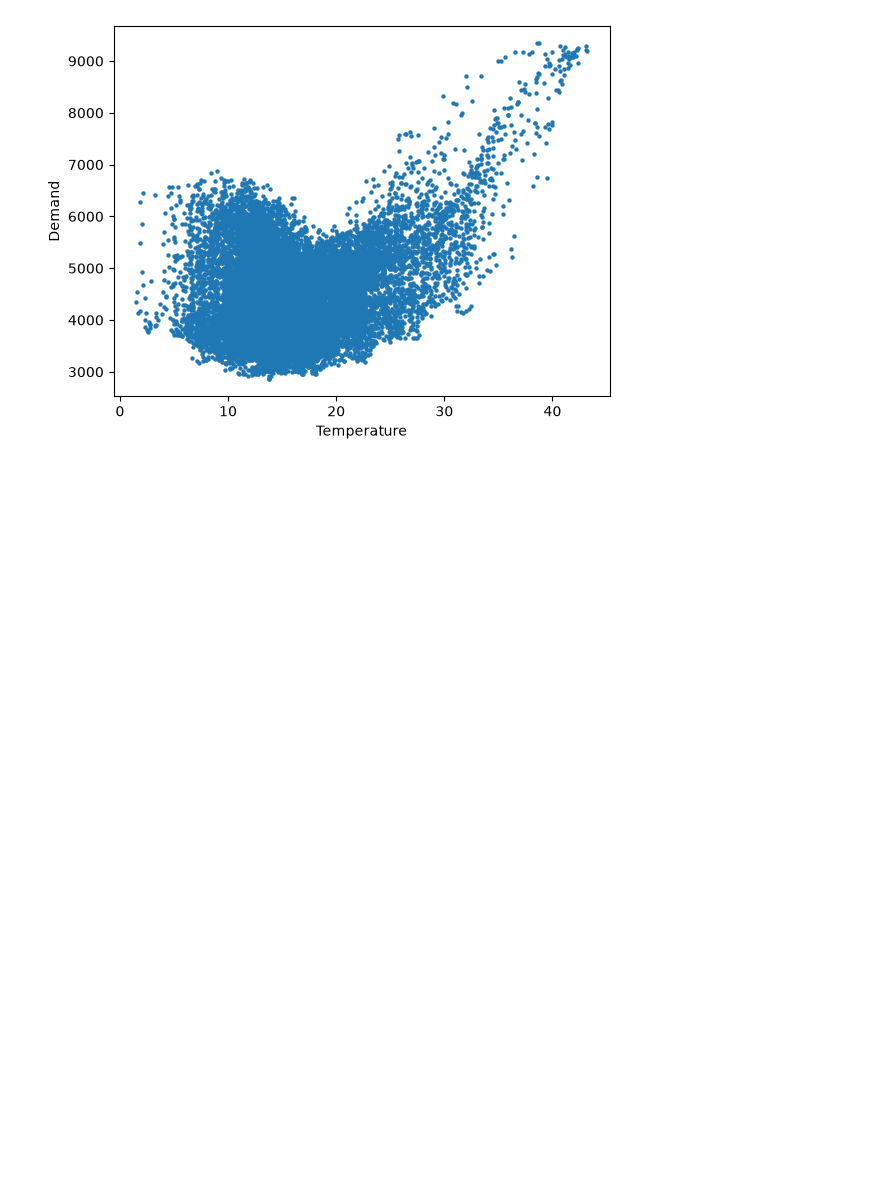
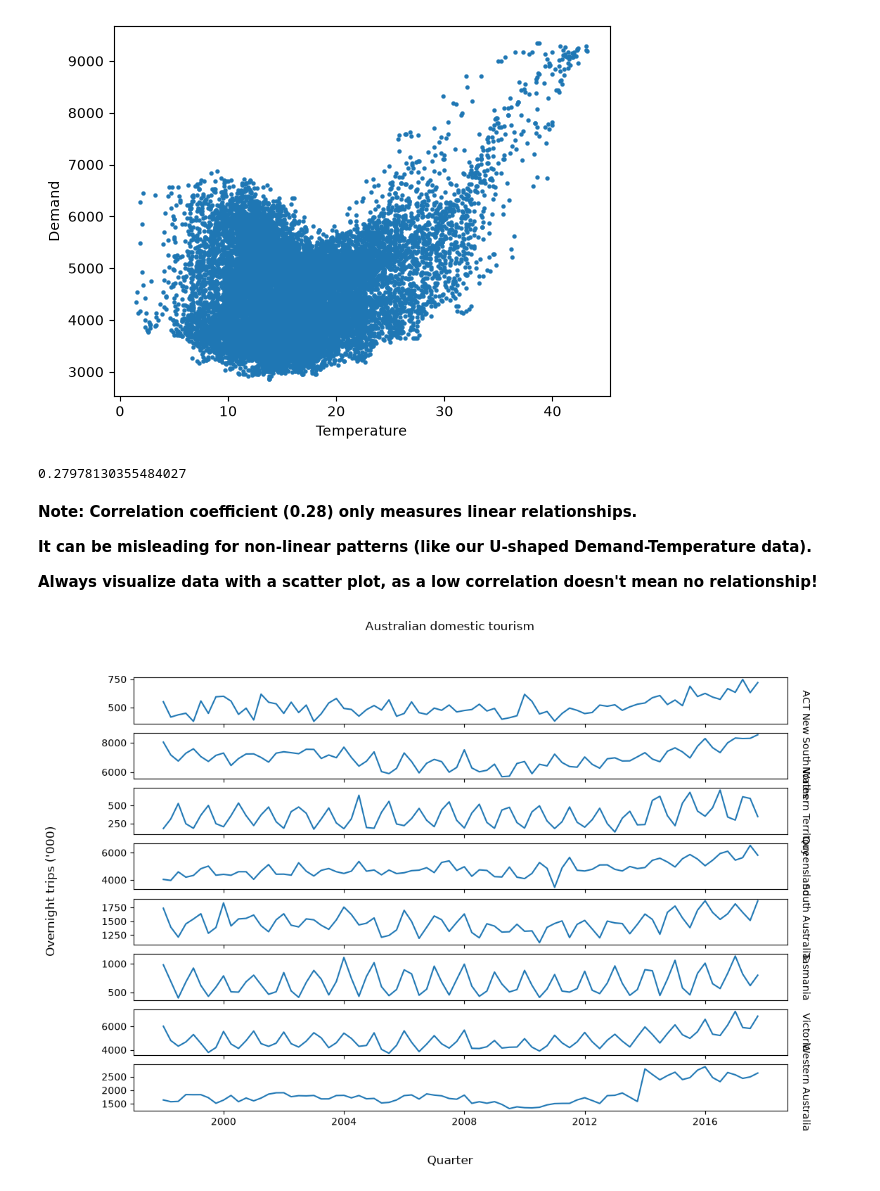
Before and after one commit to Minajamfum/forecasting, a Jupyter notebook: chapter2.ipynb, the cells around one changed output. Saved outputs shown, nothing was run; the diff lists cells and outputs as text; code cells hidden in the pictures; blank space fills up the shorter version.

```diff
--- a/chapter2.ipynb
+++ b/chapter2.ipynb
@@ -513,3 +513,28 @@ sns.scatterplot(data=elc , x="Temperature" , y="Demand" , ax=ax , linewidth = 0
 fig.show()
 # %% [output]
 [figure]
+# %%
+print(elc["Demand"].corr(elc["Temperature"]))
+# %% [output]
+0.27978130355484027
+# %% [markdown]
+**Note: Correlation coefficient (0.28) only measures linear relationships.**
+
+**It can be misleading for non-linear patterns (like our U-shaped Demand-Temperature data).**
+
+**Always visualize data with a scatter plot, as a low correlation doesn't mean no relationship!**
+# %%
+visitors = tourism.groupby(["State", "ds"], as_index=False)["y"].sum()
+num_states = visitors["State"].nunique()
+fig, axes = plt.subplots(num_states, 1, sharex=True, figsize=(12,8))
+
+for ax, (state, state_df) in zip(axes, visitors.groupby("State")):
+    ax.plot(state_df["ds"], state_df["y"])
+    ax.text(1.02, 0.5, state, va="center", ha="left",rotation=270, transform=ax.transAxes)
+
+fig.suptitle("Australian domestic tourism")
+fig.supxlabel("Quarter")
+fig.supylabel("Overnight trips ('000)")
+fig.show()
+# %% [output]
+[figure, added]
```
